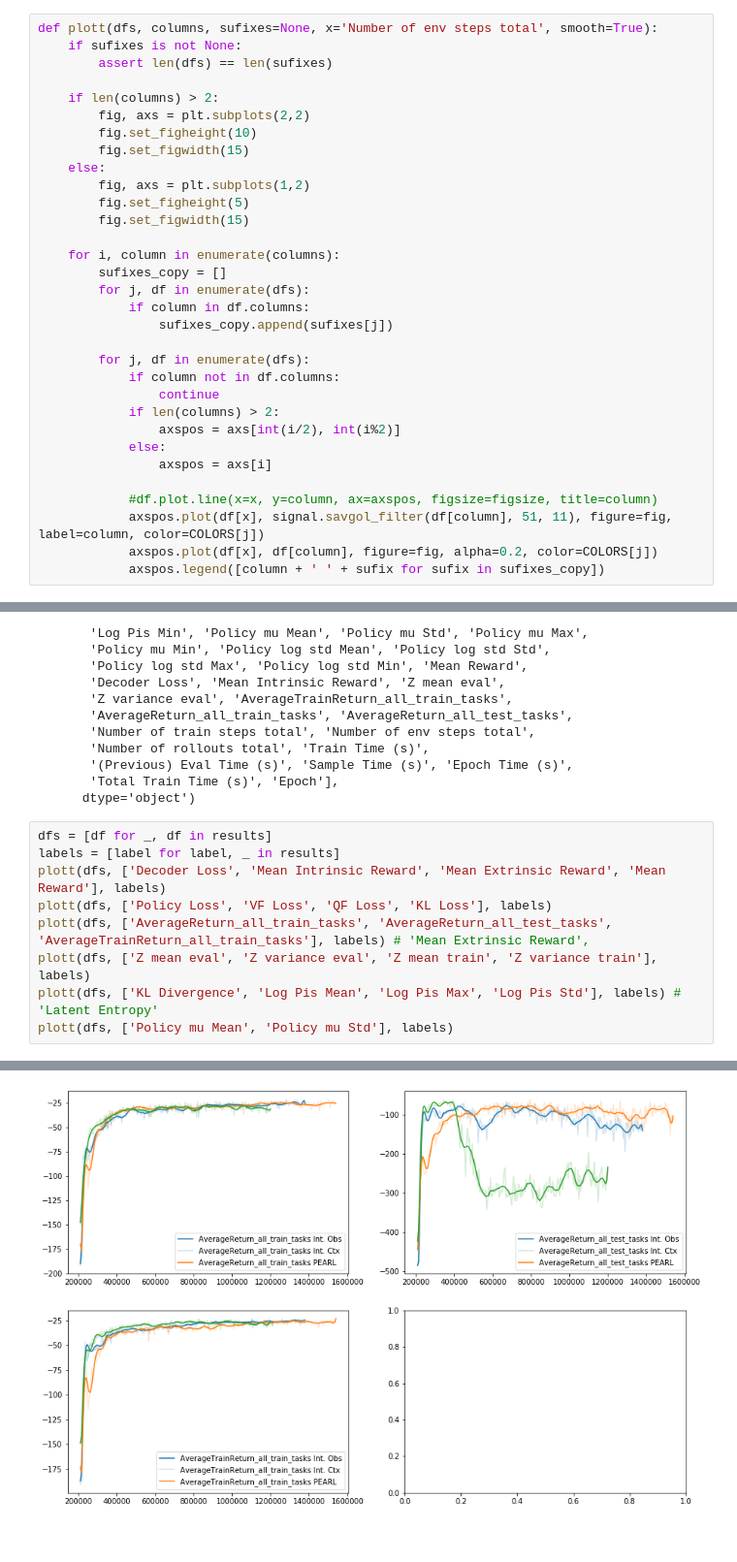
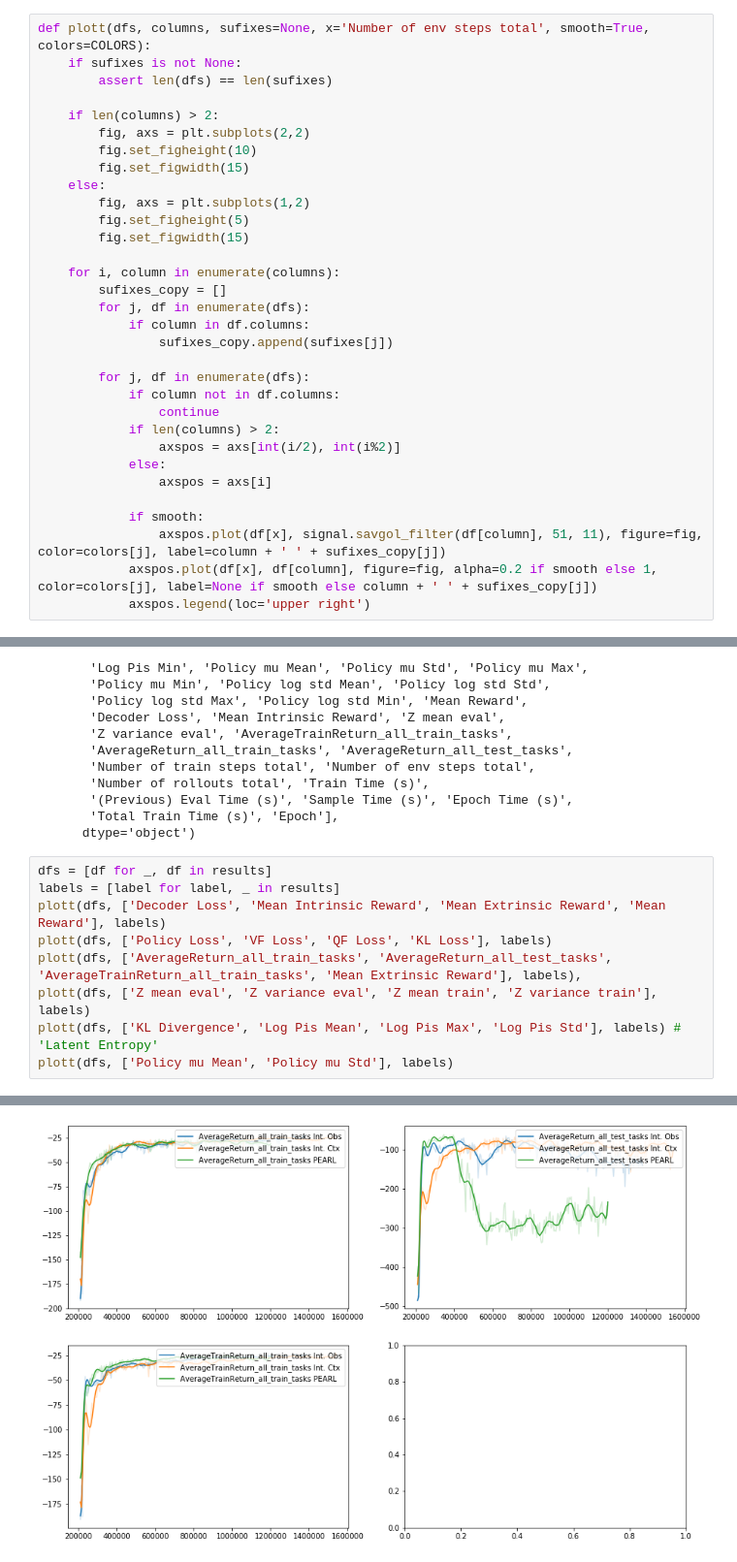
Before and after one commit to bryanlincoln/oyster, a Jupyter notebook: visualize.ipynb, the cells around one changed output, grey strips where cells are left out. Shown at 97% size. Cells and saved outputs as stored; diff of their text form.

Commit message:
Fix plots legends

```diff
--- a/visualize.ipynb
+++ b/visualize.ipynb
@@ -12,7 +12,7 @@ import plotly.express as px
 
 COLORS = [color[0] for color in list(mcolors.TABLEAU_COLORS.items())]
 # %%
-def plott(dfs, columns, sufixes=None, x='Number of env steps total', smooth=True):
+def plott(dfs, columns, sufixes=None, x='Number of env steps total', smooth=True, colors=COLORS):
     if sufixes is not None:
         assert len(dfs) == len(sufixes)
 
@@ -39,10 +39,10 @@ def plott(dfs, columns, sufixes=None, x='Number of env steps total', smooth=True
             else:
                 axspos = axs[i]
 
-            #df.plot.line(x=x, y=column, ax=axspos, figsize=figsize, title=column)
-            axspos.plot(df[x], signal.savgol_filter(df[column], 51, 11), figure=fig, label=column, color=COLORS[j])
-            axspos.plot(df[x], df[column], figure=fig, alpha=0.2, color=COLORS[j])
-            axspos.legend([column + ' ' + sufix for sufix in sufixes_copy])
+            if smooth:
+                axspos.plot(df[x], signal.savgol_filter(df[column], 51, 11), figure=fig, color=colors[j], label=column + ' ' + sufixes_copy[j])
+            axspos.plot(df[x], df[column], figure=fig, alpha=0.2 if smooth else 1, color=colors[j], label=None if smooth else column + ' ' + sufixes_copy[j])
+            axspos.legend(loc='upper right')
 # %%
 REMOVE_BELOW_STEPS = 100000
 progresses = []
@@ -130,7 +130,7 @@ dfs = [df for _, df in results]
 labels = [label for label, _ in results]
 plott(dfs, ['Decoder Loss', 'Mean Intrinsic Reward', 'Mean Extrinsic Reward', 'Mean Reward'], labels)
 plott(dfs, ['Policy Loss', 'VF Loss', 'QF Loss', 'KL Loss'], labels)
-plott(dfs, ['AverageReturn_all_train_tasks', 'AverageReturn_all_test_tasks', 'AverageTrainReturn_all_train_tasks'], labels) # 'Mean Extrinsic Reward',
+plott(dfs, ['AverageReturn_all_train_tasks', 'AverageReturn_all_test_tasks', 'AverageTrainReturn_all_train_tasks', 'Mean Extrinsic Reward'], labels),
 plott(dfs, ['Z mean eval', 'Z variance eval', 'Z mean train', 'Z variance train'], labels)
 plott(dfs, ['KL Divergence', 'Log Pis Mean', 'Log Pis Max', 'Log Pis Std'], labels) # 'Latent Entropy'
 plott(dfs, ['Policy mu Mean', 'Policy mu Std'], labels)
@@ -140 +140 @@ plott(dfs, ['Policy mu Mean', 'Policy mu Std'], labels)
-[figure, old version]
+[figure, new version]
```
Also changed, not shown: parts of 1 cell of this notebook.
